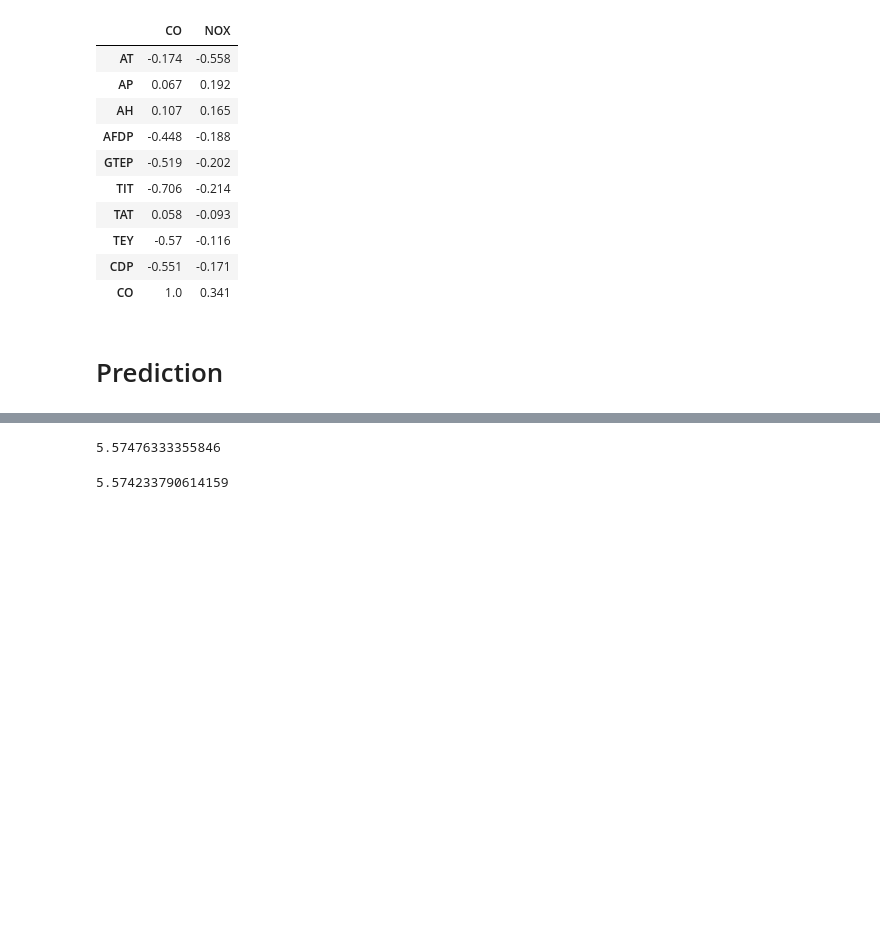
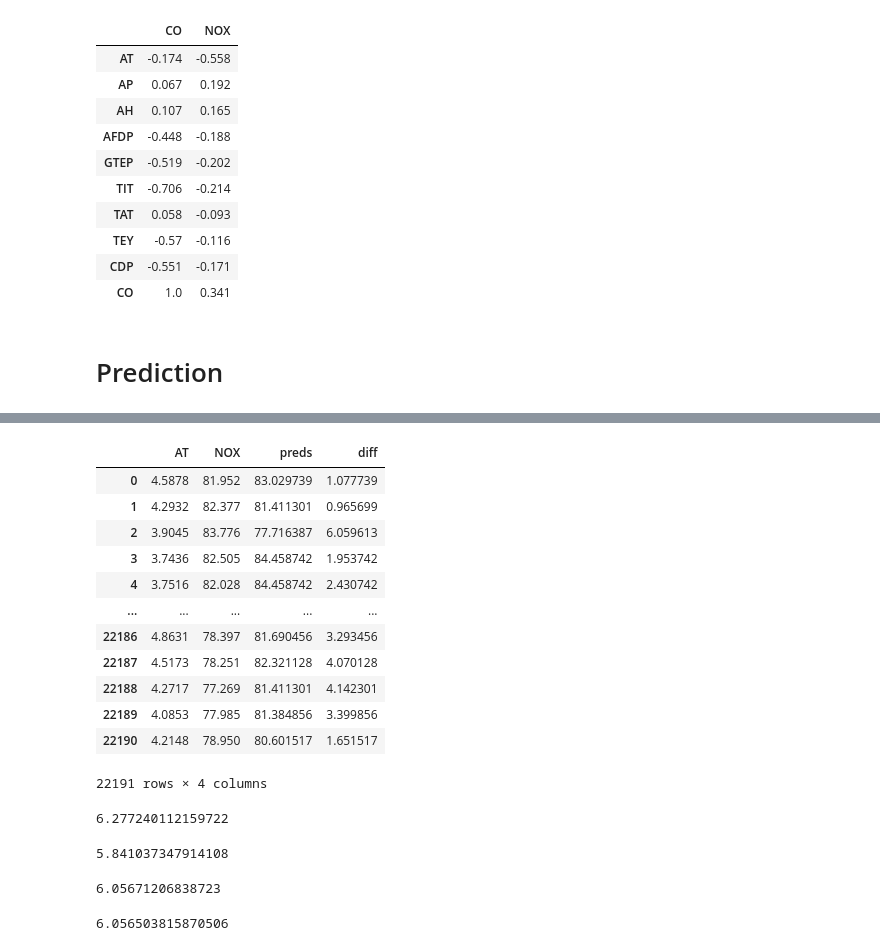
Before and after one commit to gil612/APP_P5, a Jupyter notebook: prediction.ipynb, the cells around one changed output, grey strips where cells are left out. Saved outputs shown, nothing was run; the diff lists cells and outputs as text; code cells hidden in the pictures; blank space fills up the shorter version.

```diff
--- a/prediction.ipynb
+++ b/prediction.ipynb
@@ -212,16 +177,10 @@ mape_fun(y_test,preds)
+# %%
+train_data = df[df['Datetime'].dt.year.isin([2011, 2012, 2013])]
+cols = ['AT']
+X_train, y_train = train_data[cols], train_data['NOX']
+test_data = df[df['Datetime'].dt.year.isin([2014, 2015])]
+X_test, y_test = test_data[cols], test_data['NOX']
 # %%
-X = df[['AT']]
-
-y = df['NOX']
-
-
-
-X_train, X_test, y_train, y_test = train_test_split(
-    X, y, train_size=0.65,random_state=42
-)
-
-
-
 from xgboost import XGBRegressor
 model = XGBRegressor(
     max_depth=8,
@@ -300,3 +266,36 @@ u_train
+# %%
+# the deviation between the emission concentration measured in the field
+# and the concentration predicted by the PEMS pair
+df_train['diff'] = np.abs(df_train['preds'] - df_train['NOX'])
+
+df_train
+# %% [output]
+|  | AT | NOX | preds | diff |
+| 0 | 4.5878 | 81.952 | 83.029739 | 1.077739 |
+| 1 | 4.2932 | 82.377 | 81.411301 | 0.965699 |
+| 2 | 3.9045 | 83.776 | 77.716387 | 6.059613 |
+| 3 | 3.7436 | 82.505 | 84.458742 | 1.953742 |
+| 4 | 3.7516 | 82.028 | 84.458742 | 2.430742 |
+| ... | ... | ... | ... | ... |
+| 22186 | 4.8631 | 78.397 | 81.690456 | 3.293456 |
+| 22187 | 4.5173 | 78.251 | 82.321128 | 4.070128 |
+| 22188 | 4.2717 | 77.269 | 81.411301 | 4.142301 |
+| 22189 | 4.0853 | 77.985 | 81.384856 | 3.399856 |
+| 22190 | 4.2148 | 78.950 | 80.601517 | 1.651517 |
+22191 rows × 4 columns
+# %%
+# the mean of the relative deviation
+delta_m = (df_train['diff'].sum())/len(df_train)
+delta_m
+# %% [output]
+6.277240112159722
+# %%
+# calculate u_model of the train data
+df_train['deltas_diff'] = (df_train['diff'] - delta_m)**2
+u_train = np.sqrt(df_train['deltas_diff'].sum()/(n-1))
+u_train
+# %% [output]
+5.841037347914108
 # %%
 df_test = X_test.join(y_test)
 df_test['preds'] = reg.predict(X_test)
@@ -307,12 +306,12 @@ df_test['deltas_diff'] = (df_test['diff'] - delta_m)**2
 u_test = np.sqrt(df_test['deltas_diff'].sum()/(len(df_test)-1))
 u_test
 # %% [output]
-5.57476333355846
+6.05671206838723
 # %%
 u_test = np.sqrt(df_test['deltas_diff'].sum()/(len(df_test-1)))
 u_test
 # %% [output]
-5.574233790614159
+6.056503815870506
 # %%
 u_pems = np.sqrt(u_train**2 + u_test**2)
 u_pems
```
Also changed, not shown: parts of 28 cells of this notebook.
